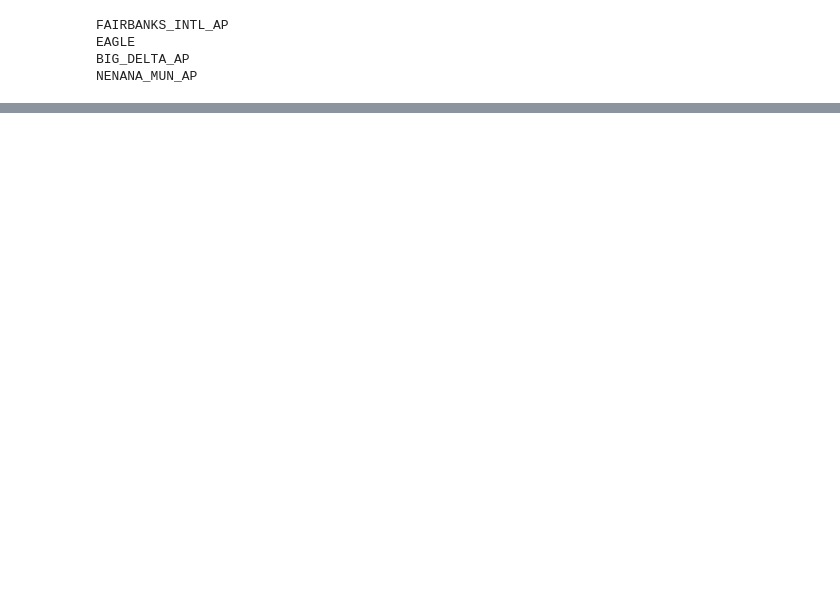
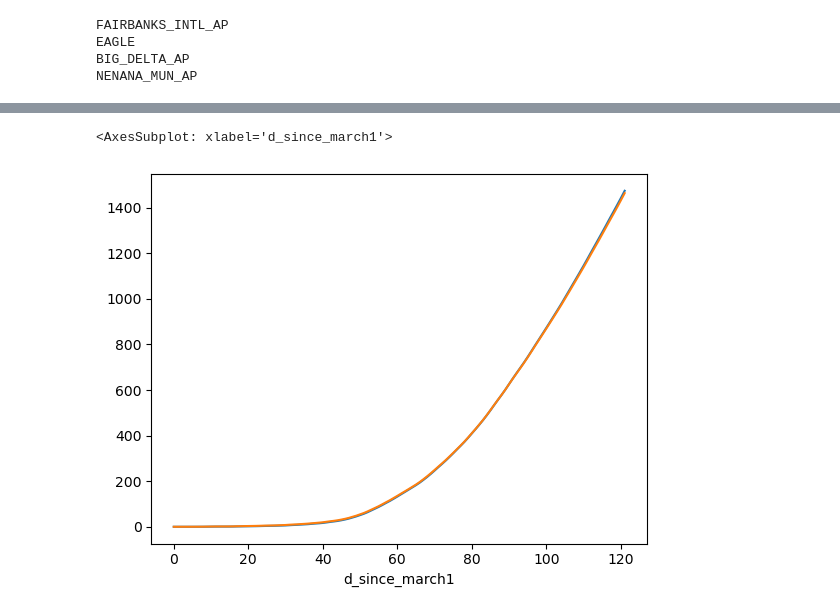
Before and after one commit to chryss/riverice, a Jupyter notebook: JupyterNotebooks/APRFC_ACIS_combinedstations.ipynb, the cells around one changed output, grey strips where cells are left out. Saved outputs shown, nothing was run; the diff lists cells and outputs as text; code cells hidden in the pictures; blank space fills up the shorter version.

```diff
--- a/JupyterNotebooks/APRFC_ACIS_combinedstations.ipynb
+++ b/JupyterNotebooks/APRFC_ACIS_combinedstations.ipynb
@@ -105,0 +157,8 @@ sites2
+# %%
+mean_eagle1 = pd.concat(stationsdfs1.values())
+mean_eagle1 = mean_eagle1.groupby(mean_eagle1.index).mean()
+ax = mean_eagle1.mean(axis=1).plot()
+mean_eagle.mean(axis=1).plot(ax=ax)
+# %% [output]
+<AxesSubplot: xlabel='d_since_march1'>
+[figure, added]
```
Also changed, not shown: parts of 9 cells of this notebook, 2 other files.
